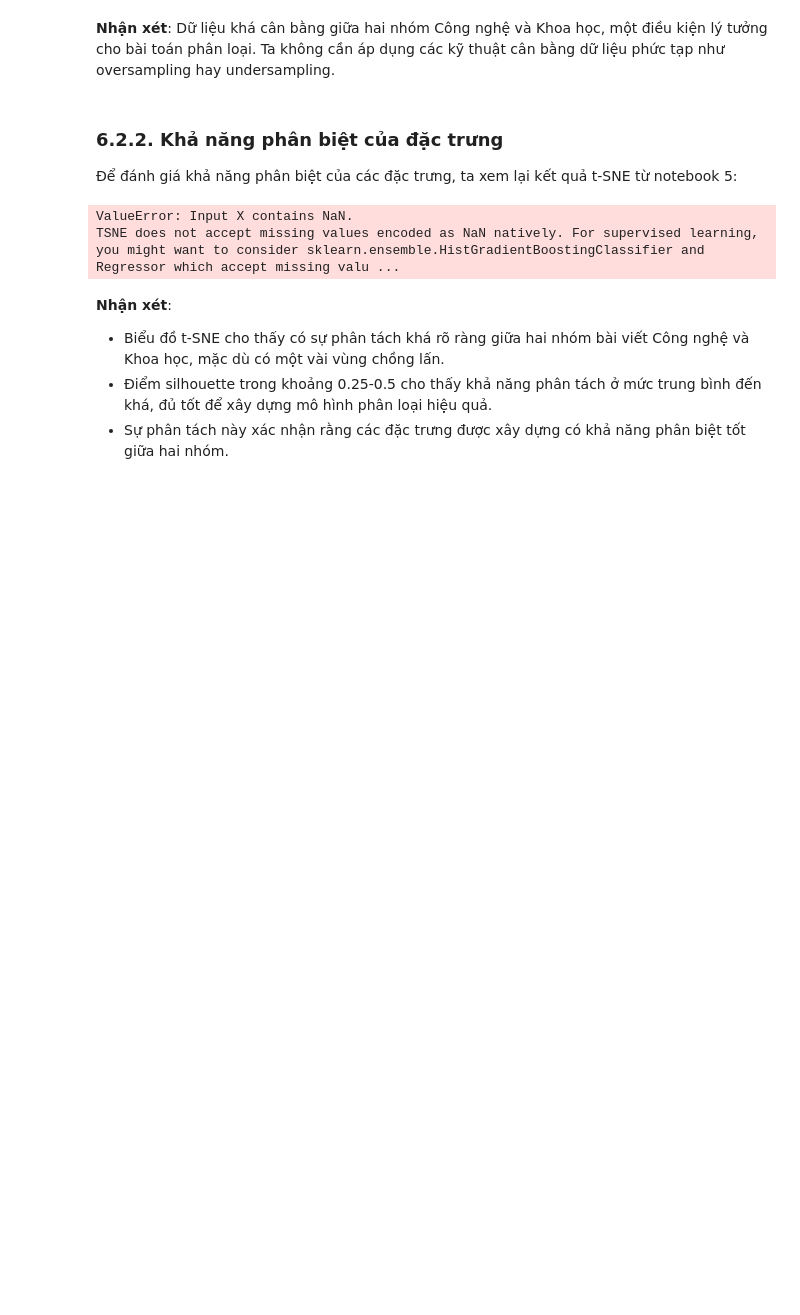
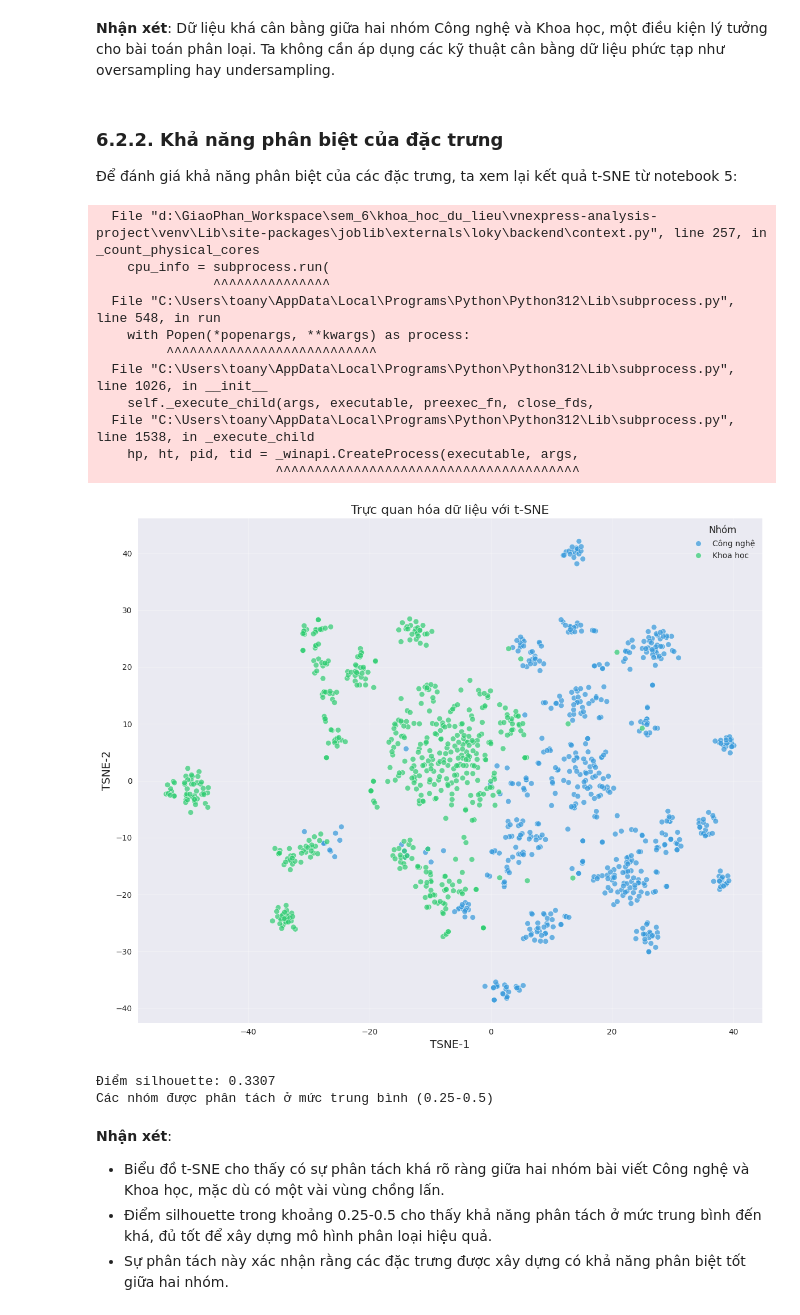
Before and after one commit to givoxxs/vnexpress-analysis-project, a Jupyter notebook: notebooks/06_conclusion_feasibility.ipynb, the cells around one changed output. Drawn from its saved outputs; the diff is of its cells as text; code cells hidden in the pictures; blank space fills up the shorter version.

```diff
--- a/notebooks/06_conclusion_feasibility.ipynb
+++ b/notebooks/06_conclusion_feasibility.ipynb
@@ -122,35 +122,47 @@ X = np.where(np.isinf(X), 0, X)  # Thay thế các giá trị vô hạn bằng 0
 scaler = StandardScaler()
 X_scaled = scaler.fit_transform(X)
 
 # Áp dụng t-SNE
 tsne = TSNE(n_components=2, random_state=42, perplexity=30, n_iter=1000)
+X_scaled = np.nan_to_num(X_scaled, nan=0)  # Đảm bảo không có NaN sau khi chuẩn hóa
+X_scaled = np.where(np.isinf(X_scaled), 0, X_scaled)  # Đảm bảo không có inf sau khi chuẩn hóa
 tsne_result = tsne.fit_transform(X_scaled)
 
 # Tạo DataFrame từ kết quả t-SNE
 tsne_df = pd.DataFrame(tsne_result, columns=['TSNE-1', 'TSNE-2'])
 tsne_df['group'] = df_features['group']
 
 # Trực quan hóa kết quả t-SNE
 plt.figure(figsize=(12, 10))
 sns.scatterplot(
     x='TSNE-1',
     y='TSNE-2',
     hue='group',
     data=tsne_df,
     palette=['#3498db', '#2ecc71'],
     alpha=0.7,
     s=50
 )
 plt.title('Trực quan hóa dữ liệu với t-SNE', fontsize=16)
 plt.xlabel('TSNE-1', fontsize=14)
 plt.ylabel('TSNE-2', fontsize=14)
 plt.grid(alpha=0.3)
 plt.legend(title='Nhóm')
 plt.tight_layout()
 plt.show()
 # %% [output]
-ValueError: Input X contains NaN.
-TSNE does not accept missing values encoded as NaN natively. For supervised learning, you might want to consider sklearn.ensemble.HistGradientBoostingClassifier and Regressor which accept missing valu ...
+  File "d:\GiaoPhan_Workspace\sem_6\khoa_hoc_du_lieu\vnexpress-analysis-project\venv\Lib\site-packages\joblib\externals\loky\backend\context.py", line 257, in _count_physical_cores
+    cpu_info = subprocess.run(
+               ^^^^^^^^^^^^^^^
+  File "C:\Users\toany\AppData\Local\Programs\Python\Python312\Lib\subprocess.py", line 548, in run
+    with Popen(*popenargs, **kwargs) as process:
+         ^^^^^^^^^^^^^^^^^^^^^^^^^^^
+  File "C:\Users\toany\AppData\Local\Programs\Python\Python312\Lib\subprocess.py", line 1026, in __init__
+    self._execute_child(args, executable, preexec_fn, close_fds,
+  File "C:\Users\toany\AppData\Local\Programs\Python\Python312\Lib\subprocess.py", line 1538, in _execute_child
+    hp, ht, pid, tid = _winapi.CreateProcess(executable, args,
+                       ^^^^^^^^^^^^^^^^^^^^^^^^^^^^^^^^^^^^^^^
+[figure, added]
 # %%
 from sklearn.metrics import silhouette_score
 
@@ -166,6 +178,9 @@ elif silhouette > 0.25:
     print("Các nhóm được phân tách ở mức trung bình (0.25-0.5)")
 else:
     print("Các nhóm có độ chồng lấn cao (<0.25)")
+# %% [output]
+Điểm silhouette: 0.3307
+Các nhóm được phân tách ở mức trung bình (0.25-0.5)
 # %% [markdown]
 **Nhận xét**:
 
```
Also changed, not shown: parts of 3 cells of this notebook, 4 other files.
